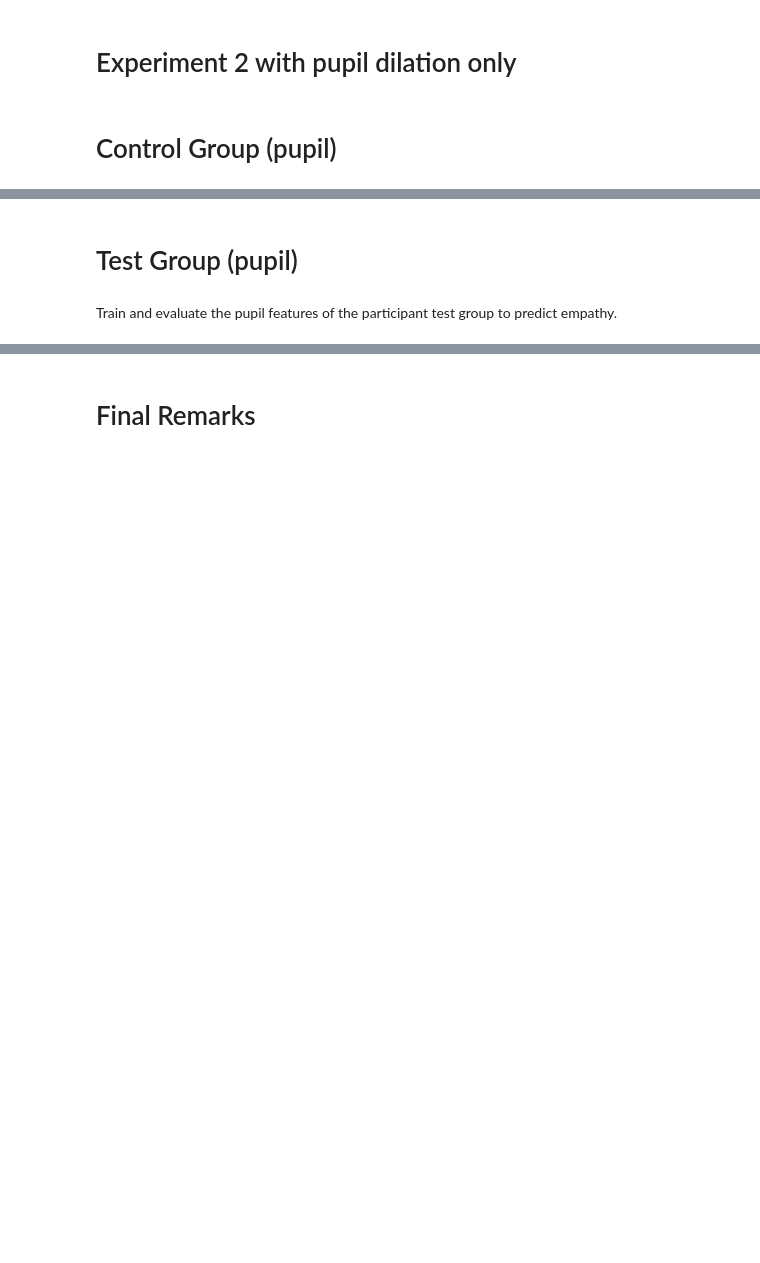
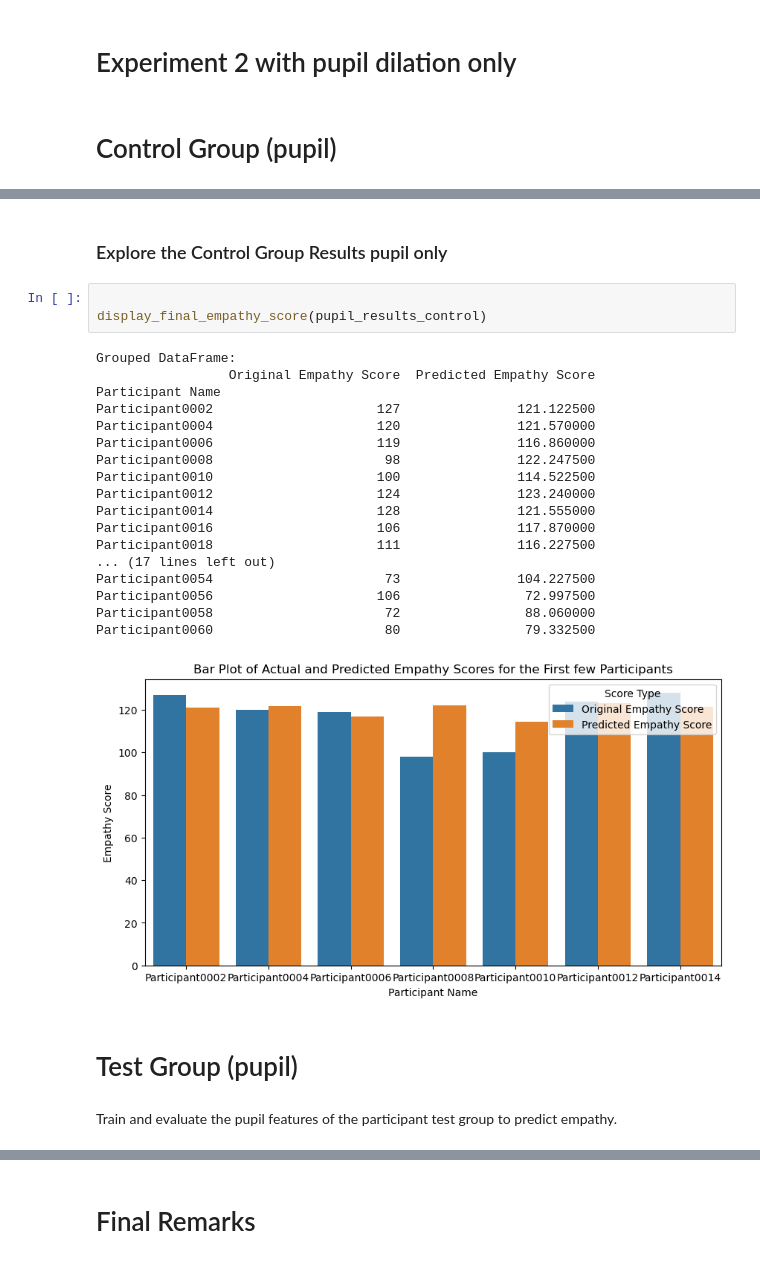
Before and after one commit to ahmedriaz4243/Empathy-Focused-Recruitment-Eye-Tracking, a Jupyter notebook: EyeT4Empathy-Dataset-analysis.ipynb, the cells around one changed output, grey strips where cells are left out. Saved outputs shown, nothing was run; the diff lists cells and outputs as text; blank space fills up the shorter version.

```diff
--- a/EyeT4Empathy-Dataset-analysis.ipynb
+++ b/EyeT4Empathy-Dataset-analysis.ipynb
@@ -597,7 +589,31 @@ Average Mean Squared Error: 298.1162222222222
+# %% [markdown]
+### Explore the Control Group Results pupil only
+# %%
+
+display_final_empathy_score(pupil_results_control)
+# %% [output]
+Grouped DataFrame:
+                 Original Empathy Score  Predicted Empathy Score
+Participant Name
+Participant0002                     127               121.122500
+Participant0004                     120               121.570000
+Participant0006                     119               116.860000
+Participant0008                      98               122.247500
+Participant0010                     100               114.522500
+Participant0012                     124               123.240000
+Participant0014                     128               121.555000
+Participant0016                     106               117.870000
+Participant0018                     111               116.227500
+... (17 lines left out)
+Participant0054                      73               104.227500
+Participant0056                     106                72.997500
+Participant0058                      72                88.060000
+Participant0060                      80                79.332500
+[figure, added]
 # %% [markdown]
 # Test Group (pupil)
-# %% [markdown]
-Train and evaluate the pupil features of the participant test group to predict empathy.
+# %% [markdown]
+Train and evaluate the pupil features of the participant test group to predict empathy.
 # %%
 pupil_results_test = train_and_evalute(pupil_test_df, "Test Group")
 # %% [output]
```
Also changed, not shown: parts of 82 cells of this notebook.
